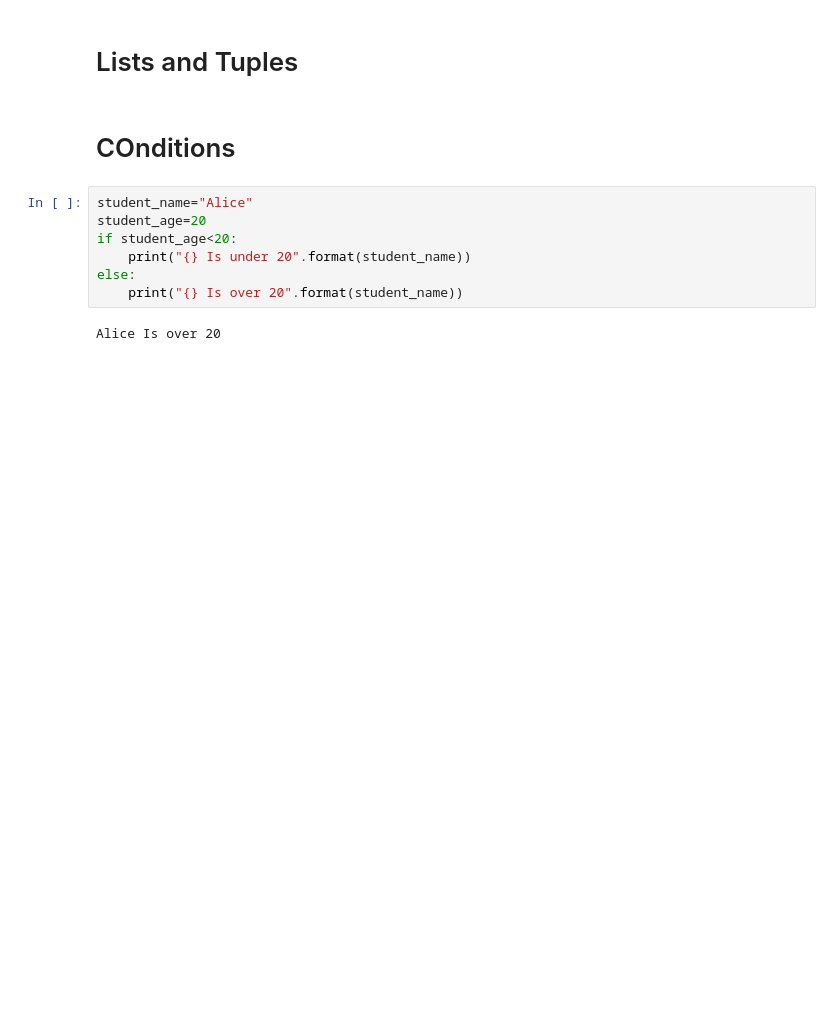
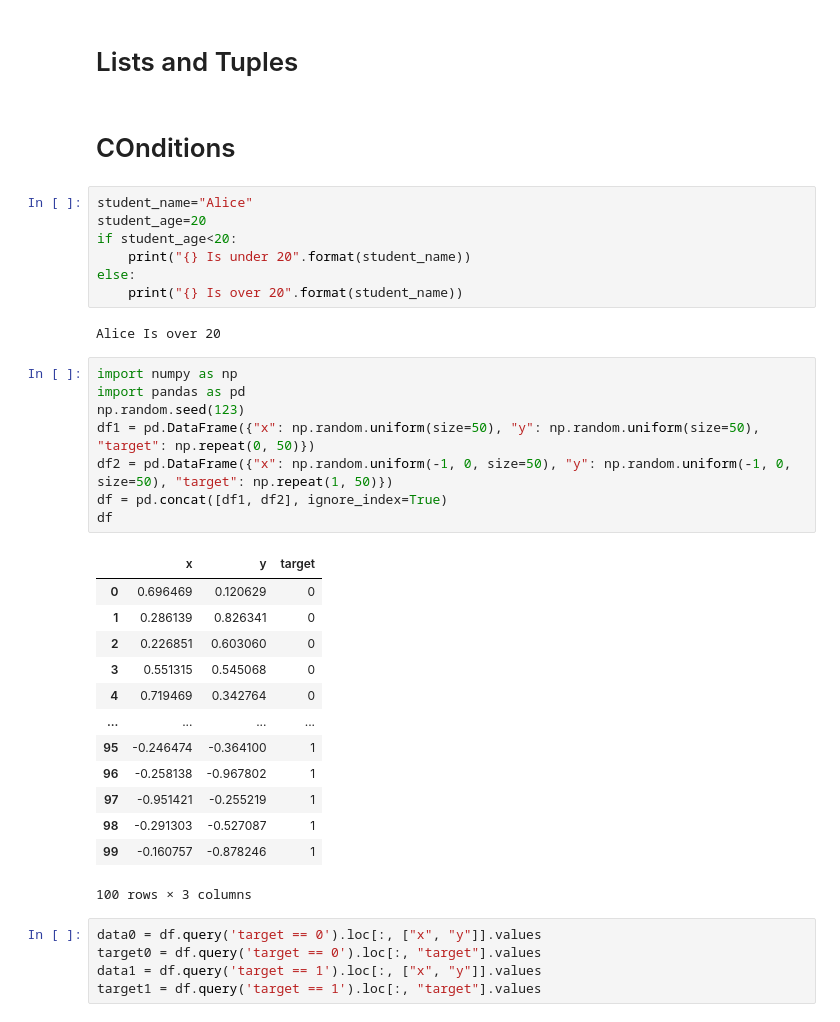
Before and after one commit to Mauroreis100/AIDataScienceCourse, a Jupyter notebook: Practicing/Practicing.ipynb, the cells around one changed output. Cells and saved outputs as stored; diff of their text form; blank space fills up the shorter version.

```diff
--- a/Practicing/Practicing.ipynb
+++ b/Practicing/Practicing.ipynb
@@ -18,3 +18,30 @@ else:
     print("{} Is over 20".format(student_name))
 # %% [output]
 Alice Is over 20
+# %%
+import numpy as np
+import pandas as pd
+np.random.seed(123)
+df1 = pd.DataFrame({"x": np.random.uniform(size=50), "y": np.random.uniform(size=50), "target": np.repeat(0, 50)})
+df2 = pd.DataFrame({"x": np.random.uniform(-1, 0, size=50), "y": np.random.uniform(-1, 0, size=50), "target": np.repeat(1, 50)})
+df = pd.concat([df1, df2], ignore_index=True)
+df
+# %% [output]
+|  | x | y | target |
+| 0 | 0.696469 | 0.120629 | 0 |
+| 1 | 0.286139 | 0.826341 | 0 |
+| 2 | 0.226851 | 0.603060 | 0 |
+| 3 | 0.551315 | 0.545068 | 0 |
+| 4 | 0.719469 | 0.342764 | 0 |
+| ... | ... | ... | ... |
+| 95 | -0.246474 | -0.364100 | 1 |
+| 96 | -0.258138 | -0.967802 | 1 |
+| 97 | -0.951421 | -0.255219 | 1 |
+| 98 | -0.291303 | -0.527087 | 1 |
+| 99 | -0.160757 | -0.878246 | 1 |
+100 rows × 3 columns
+# %%
+data0 = df.query('target == 0').loc[:, ["x", "y"]].values
+target0 = df.query('target == 0').loc[:, "target"].values
+data1 = df.query('target == 1').loc[:, ["x", "y"]].values
+target1 = df.query('target == 1').loc[:, "target"].values
```
Also changed, not shown: parts of 5 cells of this notebook, 1 other file.
